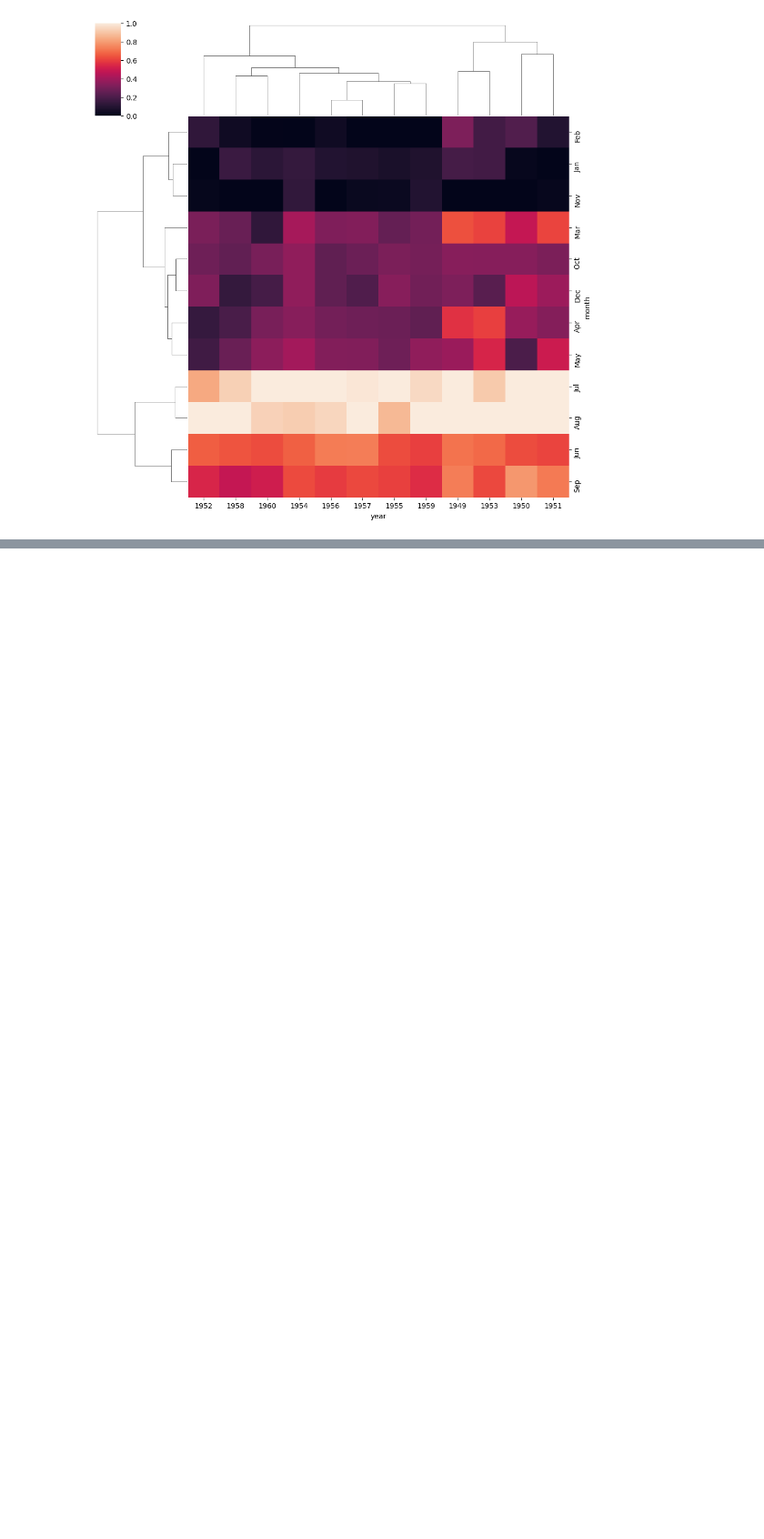
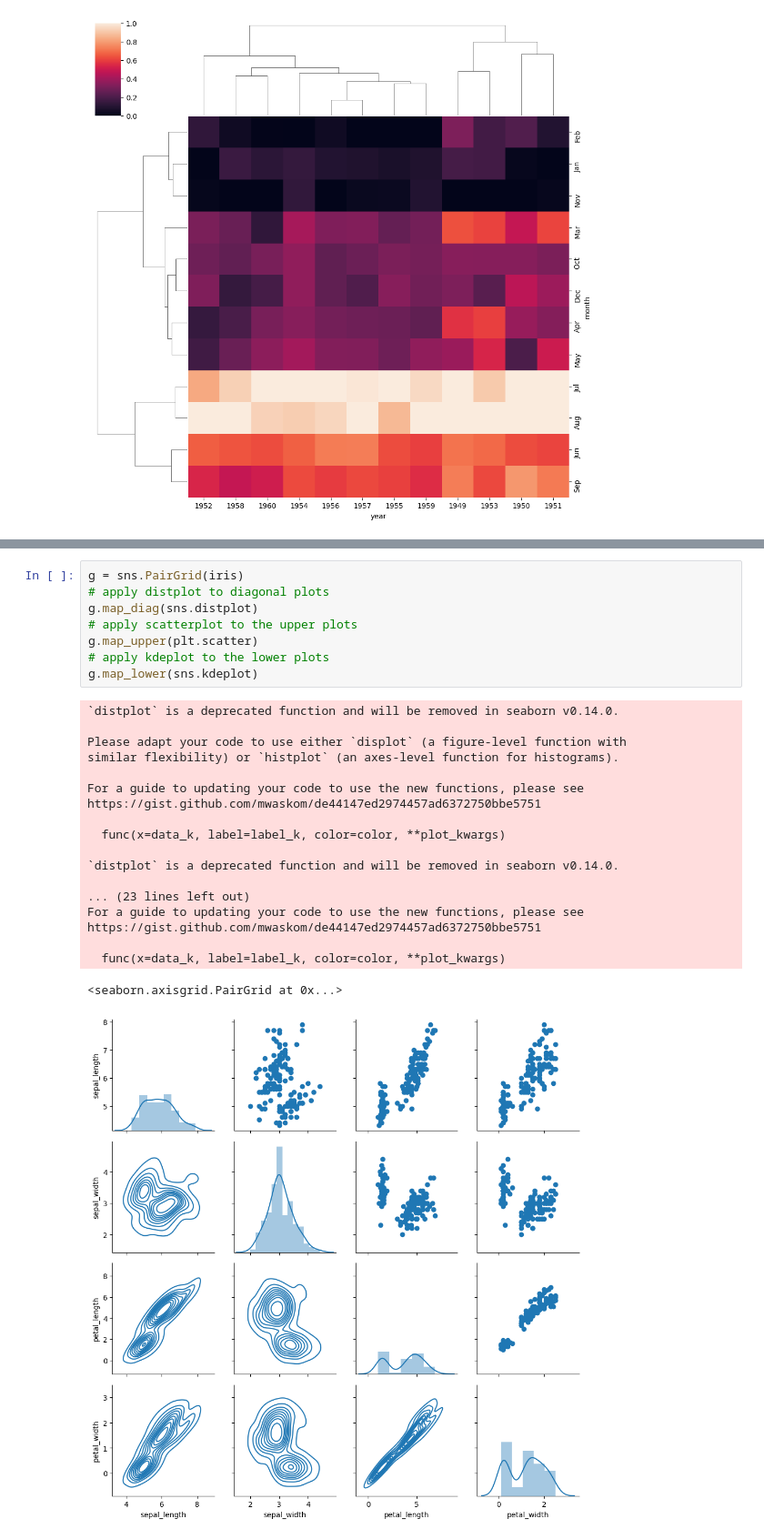
Before and after one commit to LorenzoRottigni/md-documentations, a Jupyter notebook: machine-learning/udemy-bootcamp/06-seaborn/06-seaborn.ipynb, the cells around one changed output, grey strips where cells are left out. Shown at 91% size. Drawn from its saved outputs; the diff is of its cells as text; blank space fills up the shorter version.

```diff
--- a/machine-learning/udemy-bootcamp/06-seaborn/06-seaborn.ipynb
+++ b/machine-learning/udemy-bootcamp/06-seaborn/06-seaborn.ipynb
@@ -186,0 +213,28 @@ sns.clustermap(
+# %%
+g = sns.PairGrid(iris)
+# apply distplot to diagonal plots
+g.map_diag(sns.distplot)
+# apply scatterplot to the upper plots
+g.map_upper(plt.scatter)
+# apply kdeplot to the lower plots
+g.map_lower(sns.kdeplot)
+# %% [output]
+`distplot` is a deprecated function and will be removed in seaborn v0.14.0.
+
+Please adapt your code to use either `displot` (a figure-level function with
+similar flexibility) or `histplot` (an axes-level function for histograms).
+
+For a guide to updating your code to use the new functions, please see
+https://gist.github.com/mwaskom/de44147ed2974457ad6372750bbe5751
+
+  func(x=data_k, label=label_k, color=color, **plot_kwargs)
+
+`distplot` is a deprecated function and will be removed in seaborn v0.14.0.
+
+... (23 lines left out)
+For a guide to updating your code to use the new functions, please see
+https://gist.github.com/mwaskom/de44147ed2974457ad6372750bbe5751
+
+  func(x=data_k, label=label_k, color=color, **plot_kwargs)
+<seaborn.axisgrid.PairGrid at 0x...>
+[figure, added]
```
Also changed, not shown: parts of 4 cells of this notebook, 1 other file.
